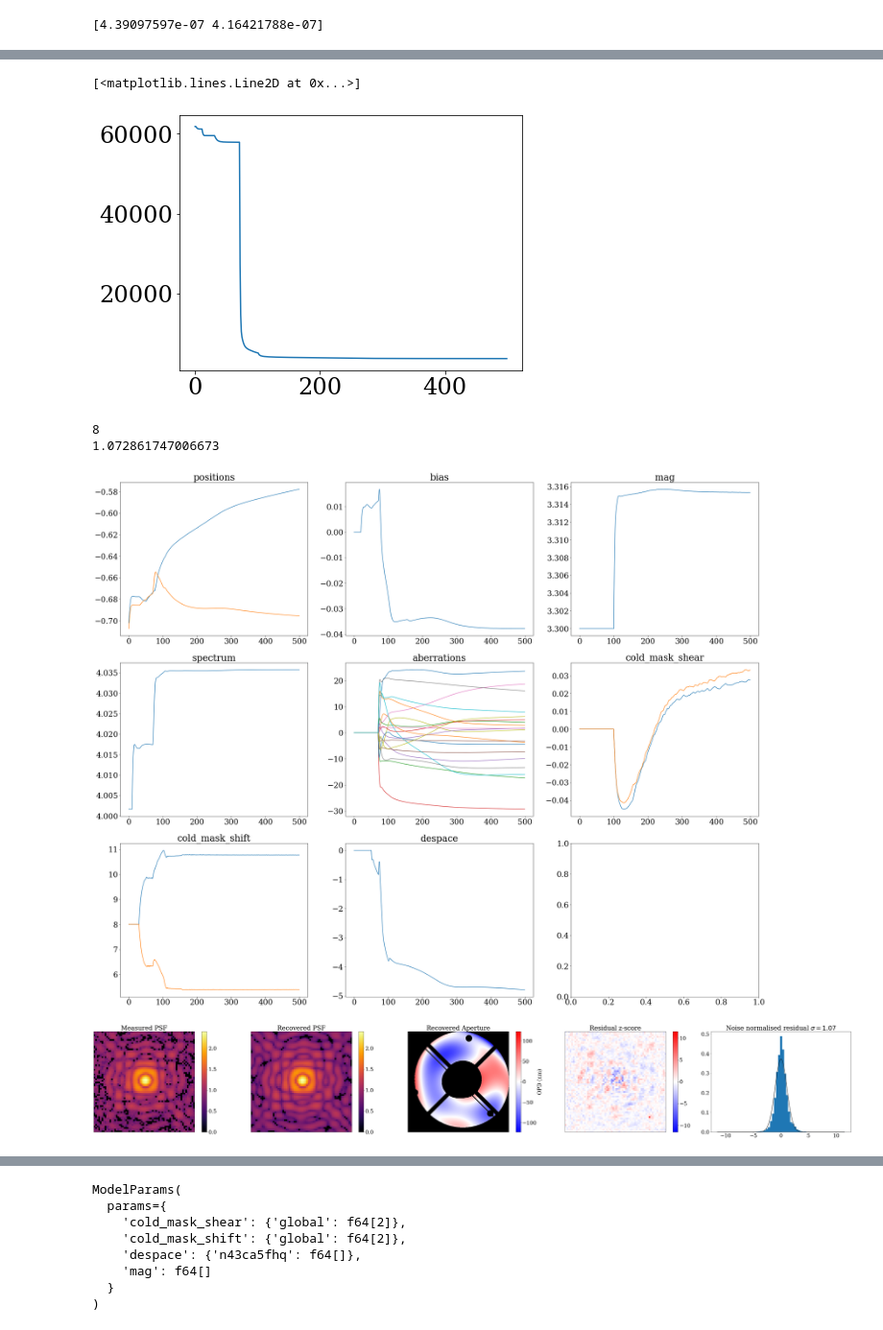
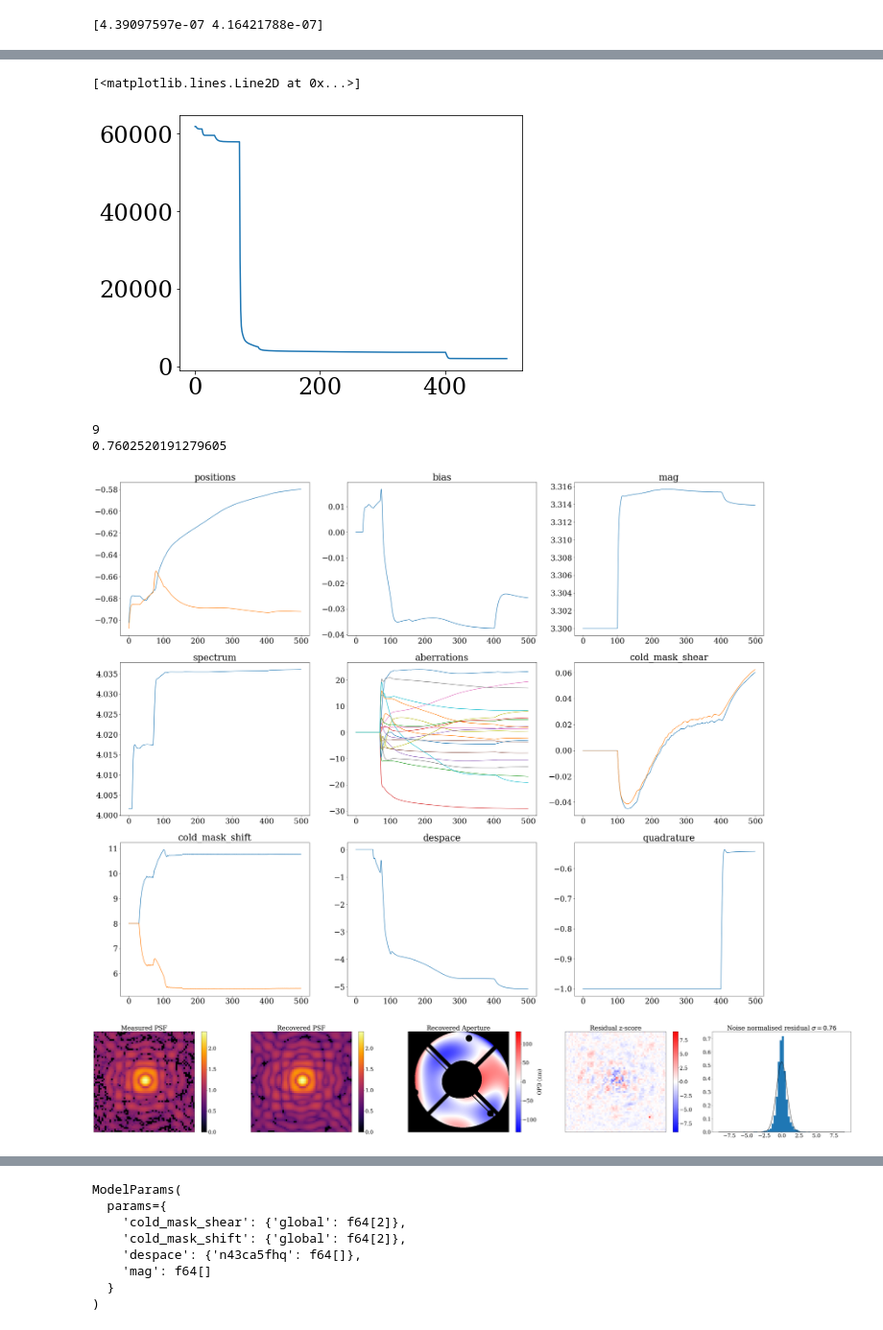
Before and after one commit to h-greer/hubble, a Jupyter notebook: notebooks/calibrator-fit-new.ipynb, the cells around one changed output, grey strips where cells are left out. Shown at 96% size. Saved outputs shown, nothing was run; the diff lists cells and outputs as text; code cells hidden in the pictures.

Commit message:
changes to quadrature

```diff
--- a/notebooks/calibrator-fit-new.ipynb
+++ b/notebooks/calibrator-fit-new.ipynb
@@ -171,7 +171,7 @@ for idx, exp in enumerate(exposures_single):
     params["bias"][exp.fit.get_key(exp, "bias")] = 0.
     params["jitter"][exp.fit.get_key(exp, "jitter")] = 7/43*oversample
 
-    params["quadrature"][exp.fit.get_key(exp, "quadrature")] = -1.
+    params["quadrature"][exp.fit.get_key(exp, "quadrature")] = np.array(0.)
 
 
 model_single = set_array(NICMOSModel(exposures_single, params, optics, detector))
@@ -204,6 +204,8 @@ things = {
     "mag": sgd(g*3, 100),
 
     "cold_mask_shear": sgd(g*0.5, 100),
+
+    "quadrature": sgd(g*10, 400)
 }
 
 things_start = {
@@ -241,15 +246,15 @@ losses, params_history = optimise_new(opt_params, model_single, exposures_single
 plt.plot(losses[:])
 # %% [output]
 [<matplotlib.lines.Line2D at 0x...>]
-[figure, old version]
+[figure, new version]
 # %%
 plot_params(params_history, groups, xw = 3)
-plot_comparison(model_single, ModelParams(params_history[-1]), exposures_single)
+plot_comparison(model_single, ModelParams(params_history[-1]), exposures_single, quadrature=True)
 # %% [output]
-8
-1.072861747006673
+9
+0.7602520191279605
-[figure, old version]
+[figure, new version]
-[figure, old version]
+[figure, new version]
 # %%
 final_params = optimise_optimistix(params_history[-1], model_single, exposures_single)
 # %%
```
Also changed, not shown: parts of 11 cells of this notebook, 3 other files.
